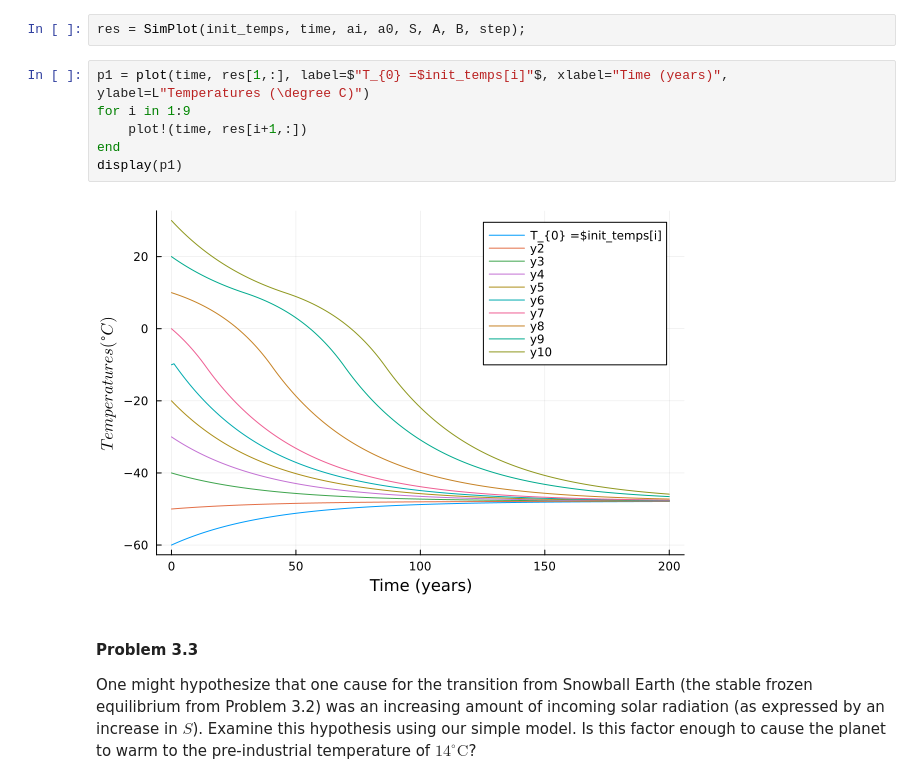
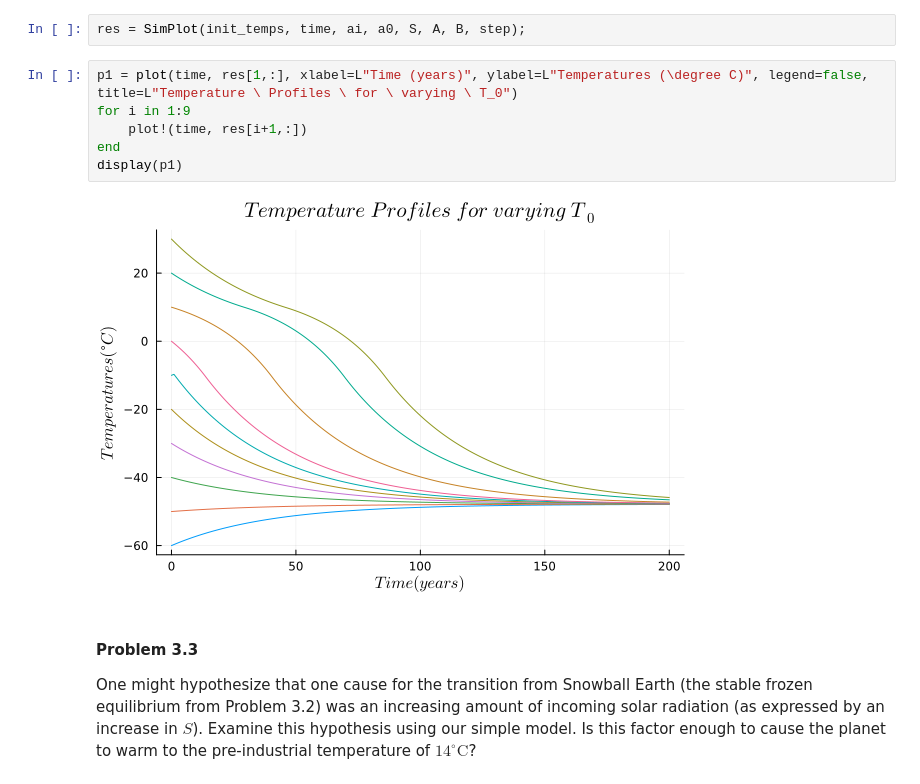
Before and after one commit to BEE4750-FA25/hw2-adrian, a Jupyter notebook: hw02.ipynb, the cells around one changed output. Saved outputs shown, nothing was run; the diff lists cells and outputs as text.

```diff
--- a/hw02.ipynb
+++ b/hw02.ipynb
@@ -250,13 +249,14 @@ SimPlot (generic function with 2 methods)
 # %%
 res = SimPlot(init_temps, time, ai, a0, S, A, B, step);
 # %%
-p1 = plot(time, res[1,:], label=$"T_{0} =$init_temps[i]"$, xlabel="Time (years)", ylabel=L"Temperatures (\degree C)")
+p1 = plot(time, res[1,:], xlabel=L"Time (years)", ylabel=L"Temperatures (\degree C)", legend=false,
+title=L"Temperature \ Profiles \ for \ varying \ T_0")
 for i in 1:9
     plot!(time, res[i+1,:])
 end
 display(p1)
 # %% [output]
-[figure, old version]
+[figure, new version]
 # %% [markdown]
 #### Problem 3.3
 
```
Also changed, not shown: parts of 6 cells of this notebook.
